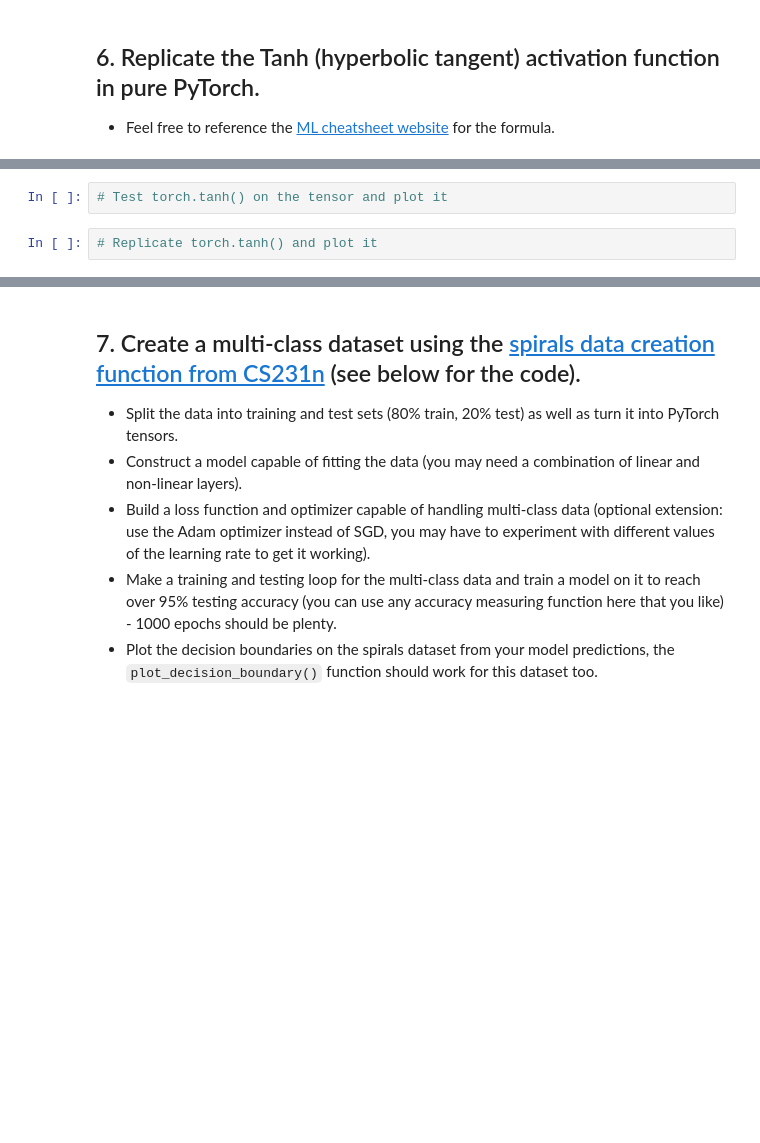
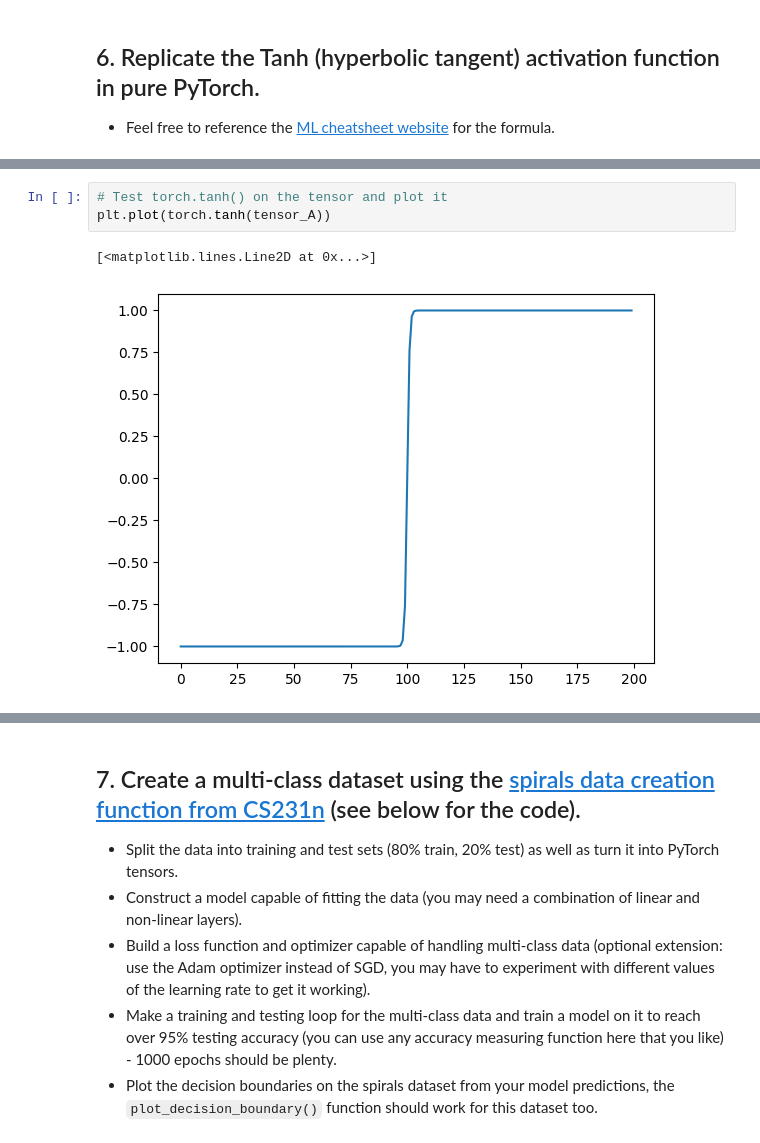
Before and after one commit to rezaulhasan-gis/rezaulhasan-gis, a Jupyter notebook: extras/exercises/02_pytorch_classification_exercises.ipynb, the cells around one changed output, grey strips where cells are left out. Cells and saved outputs as stored; diff of their text form; blank space fills up the shorter version.

```diff
--- a/extras/exercises/02_pytorch_classification_exercises.ipynb
+++ b/extras/exercises/02_pytorch_classification_exercises.ipynb
@@ -261,4 +278,6 @@ def plot_decision_boundary(model, X, y):
 # %%
 # Test torch.tanh() on the tensor and plot it
+plt.plot(torch.tanh(tensor_A))
+# %% [output]
+[<matplotlib.lines.Line2D at 0x...>]
+[figure, added]
-# %%
-# Replicate torch.tanh() and plot it
```
Also changed, not shown: parts of 16 cells of this notebook.
